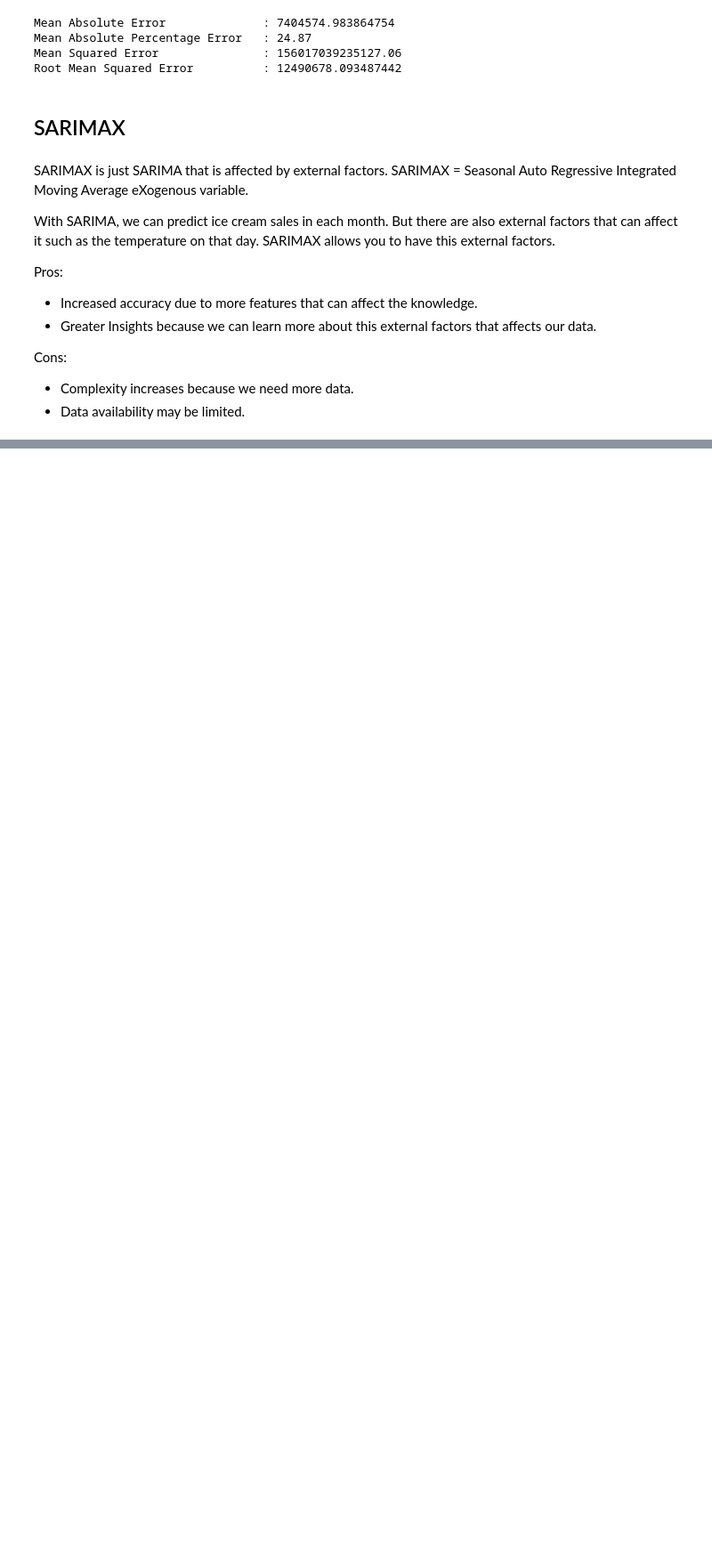
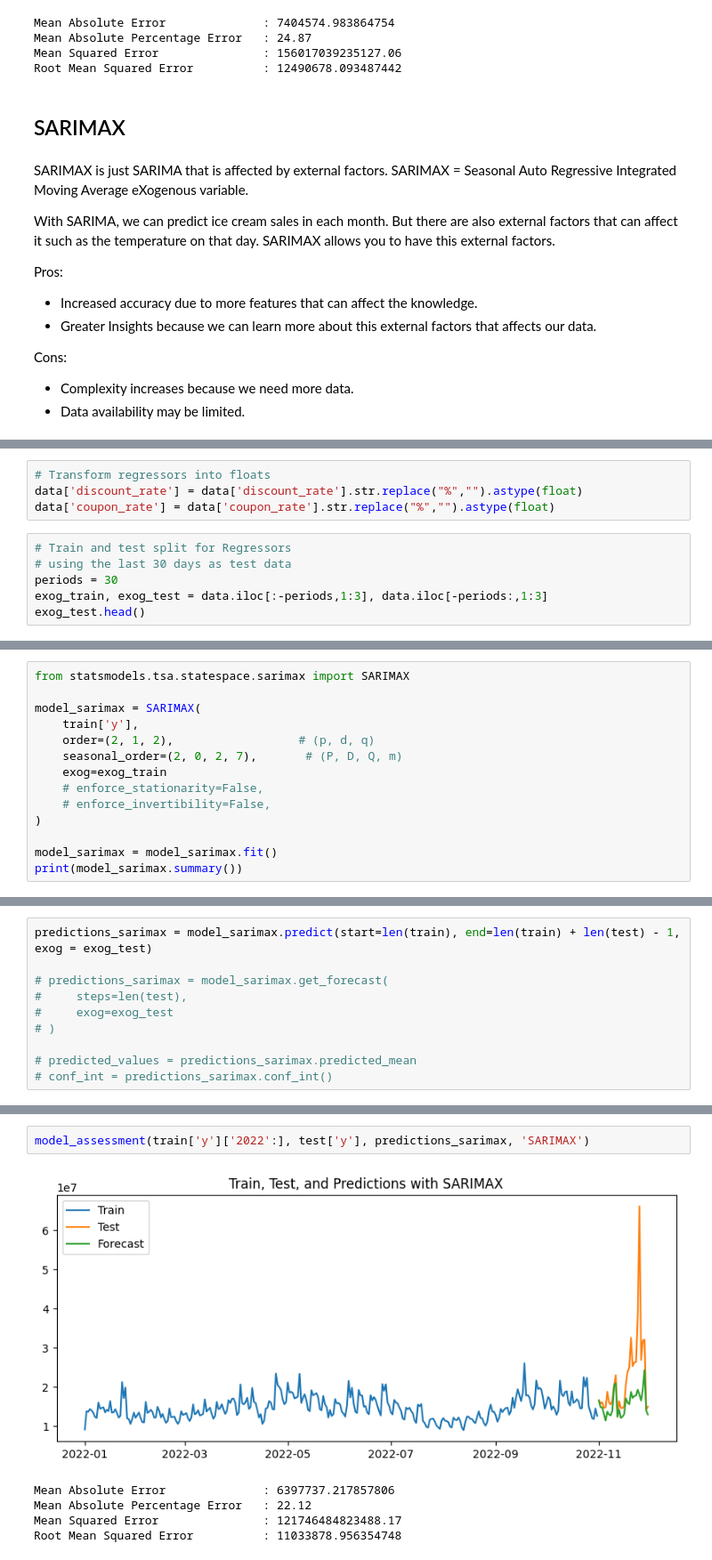
Before and after one commit to ReinerJasin/learn_time_series, a Jupyter notebook: project/7-ARIMA_SARIMA_SARIMAX.ipynb, the cells around one changed output, grey strips where cells are left out. Shown at 89% size. Drawn from its saved outputs; the diff is of its cells as text; blank space fills up the shorter version.

Commit message:
feat: SARIMAX code implementation

```diff
--- a/project/7-ARIMA_SARIMA_SARIMAX.ipynb
+++ b/project/7-ARIMA_SARIMA_SARIMAX.ipynb
@@ -610,0 +628,10 @@ Cons:
+# %%
+# Transform regressors into floats
+data['discount_rate'] = data['discount_rate'].str.replace("%","").astype(float)
+data['coupon_rate'] = data['coupon_rate'].str.replace("%","").astype(float)
+# %%
+# Train and test split for Regressors
+# using the last 30 days as test data
+periods = 30
+exog_train, exog_test = data.iloc[:-periods,1:3], data.iloc[-periods:,1:3]
+exog_test.head()
@@ -610,0 +646,14 @@ Cons:
+# %%
+from statsmodels.tsa.statespace.sarimax import SARIMAX
+
+model_sarimax = SARIMAX(
+    train['y'],
+    order=(2, 1, 2),                  # (p, d, q)
+    seasonal_order=(2, 0, 2, 7),       # (P, D, Q, m)
+    exog=exog_train
+    # enforce_stationarity=False,
+    # enforce_invertibility=False,
+)
+
+model_sarimax = model_sarimax.fit()
+print(model_sarimax.summary())
@@ -610,0 +678,10 @@ Cons:
+# %%
+predictions_sarimax = model_sarimax.predict(start=len(train), end=len(train) + len(test) - 1, exog = exog_test)
+
+# predictions_sarimax = model_sarimax.get_forecast(
+#     steps=len(test),
+#     exog=exog_test
+# )
+
+# predicted_values = predictions_sarimax.predicted_mean
+# conf_int = predictions_sarimax.conf_int()
@@ -610,0 +708,8 @@ Cons:
+# %%
+model_assessment(train['y']['2022':], test['y'], predictions_sarimax, 'SARIMAX')
+# %% [output]
+[figure, added]
+Mean Absolute Error              : 6397737.217857806
+Mean Absolute Percentage Error   : 22.12
+Mean Squared Error               : 121746484823488.17
+Root Mean Squared Error          : 11033878.956354748
```
Also changed, not shown: parts of 7 cells of this notebook.
